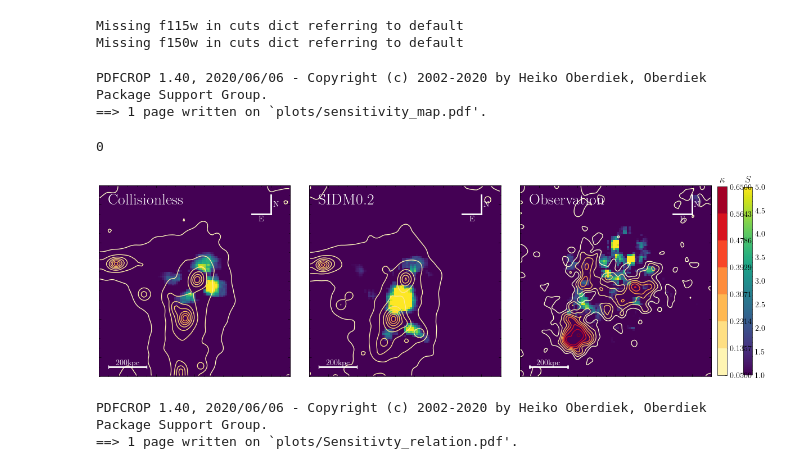
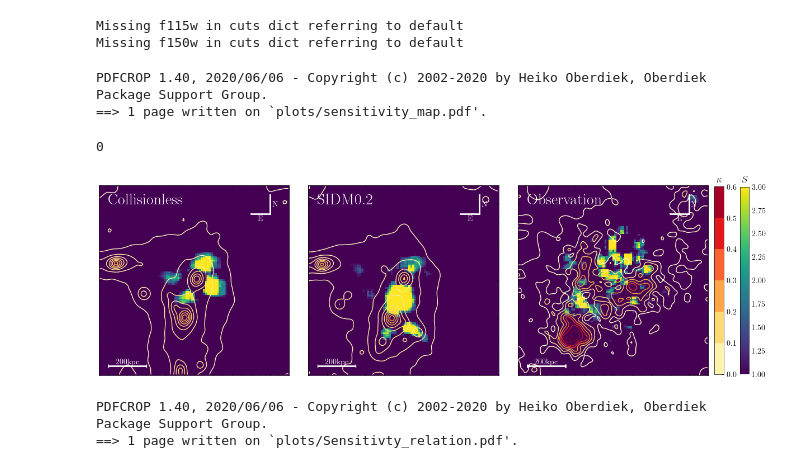
Before and after one commit to davidharvey1986/ml_a2744, a Jupyter notebook: notebooks/plots_for_paper.ipynb, the cells around one changed output. Cells and saved outputs as stored; diff of their text form; code cells hidden in the pictures.

Commit message:
improving the sensitivity map plots

```diff
--- a/notebooks/plots_for_paper.ipynb
+++ b/notebooks/plots_for_paper.ipynb
@@ -441,13 +441,13 @@ segment_size = 4
 sim_fiducial, sim_probabilities = pkl.load(open(f"pickles/sim_senstivity_{segment_size}_select_moving_av.pkl","rb"))
 cmap_contour = 'YlOrRd'
 cmap_image = 'viridis'
-kappa_bins = np.linspace(0.05,0.65,8)
+kappa_bins = np.linspace(0.0,0.6,7)
 
 fig, axarr=plt.subplots(1, 3, figsize=(15, 5))
 fig.subplots_adjust(wspace=0.1)
 
 kappas = []
-contrast=5
+contrast=3
 vmin = 1
 
 vmax =  contrast
@@ -530,34 +530,34 @@ ax.text( 5-50, 40, 'Observation', color='white', weight='bold', fontsize=20)
 
 fraction = 0.015
 divider = make_axes_locatable(ax)
 #cax = divider.append_axes('right', size='5%', pad=0.2)
 cbar = fig.colorbar(
     prob,
     ax=axarr,
     orientation='vertical',
     fraction=fraction*0.96,
     pad=0.025)
 cbar.ax.set_title('$S$')
 
 
 #cax = divider.append_axes('right', size='5%', pad=0.4)
 cbar = fig.colorbar(
     kappa,
     ax=axarr,
     orientation='vertical',
     fraction=fraction,
     pad=0.01)
 
 cbar.ax.set_title('$\kappa$')
 cbar.solids.set_alpha(1)
 fname = "plots/sensitivity_map.pdf"
 plt.savefig(fname)
 os.system(f"pdfcrop {fname} {fname}")
 # %% [output]
 PDFCROP 1.40, 2020/06/06 - Copyright (c) 2002-2020 by Heiko Oberdiek, Oberdiek Package Support Group.
 ==> 1 page written on `plots/sensitivity_map.pdf'.
 0
-[figure, old version]
+[figure, new version]
 # %%
 def sidm_sen( y ):
     return np.mean(y>0)
```
